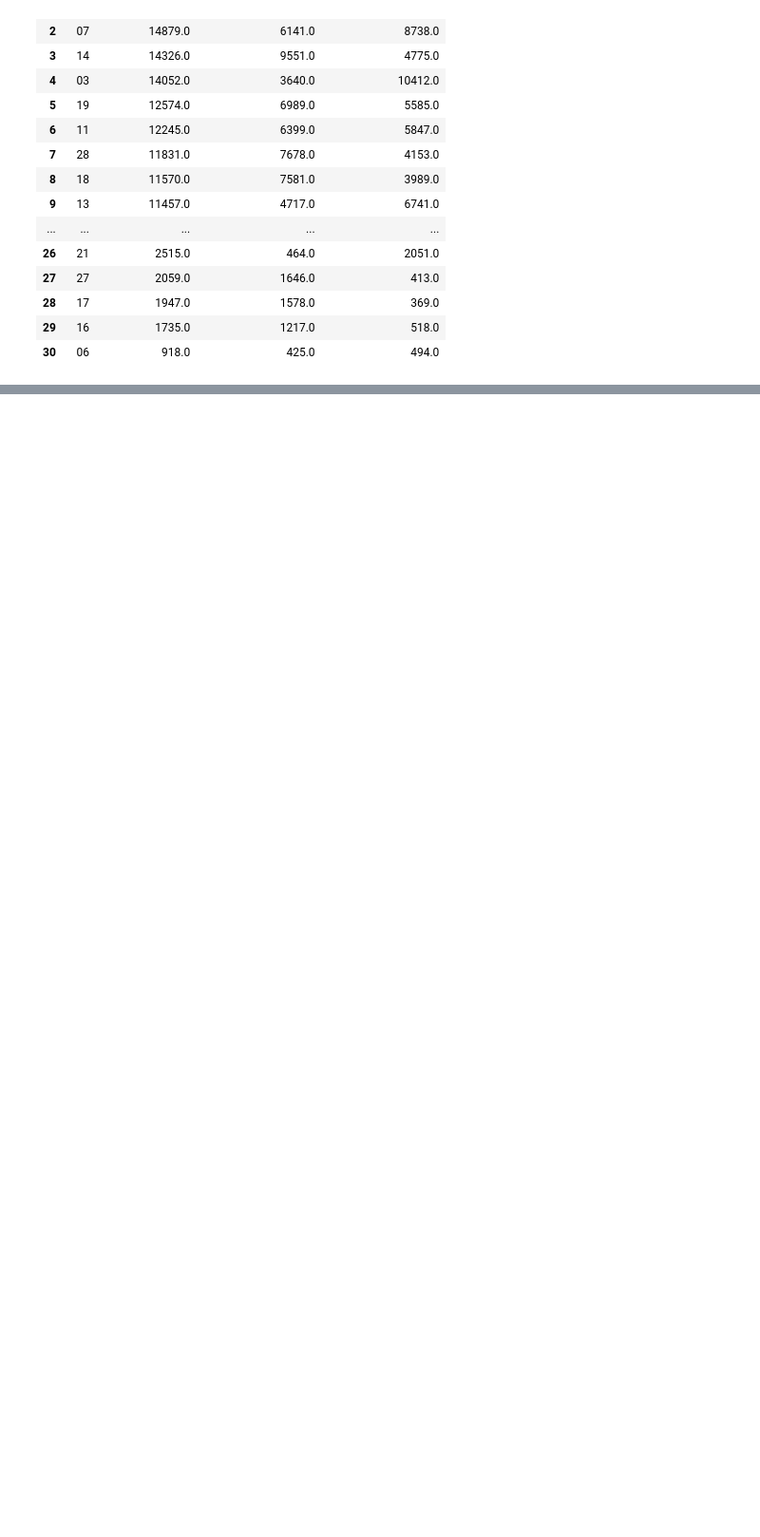
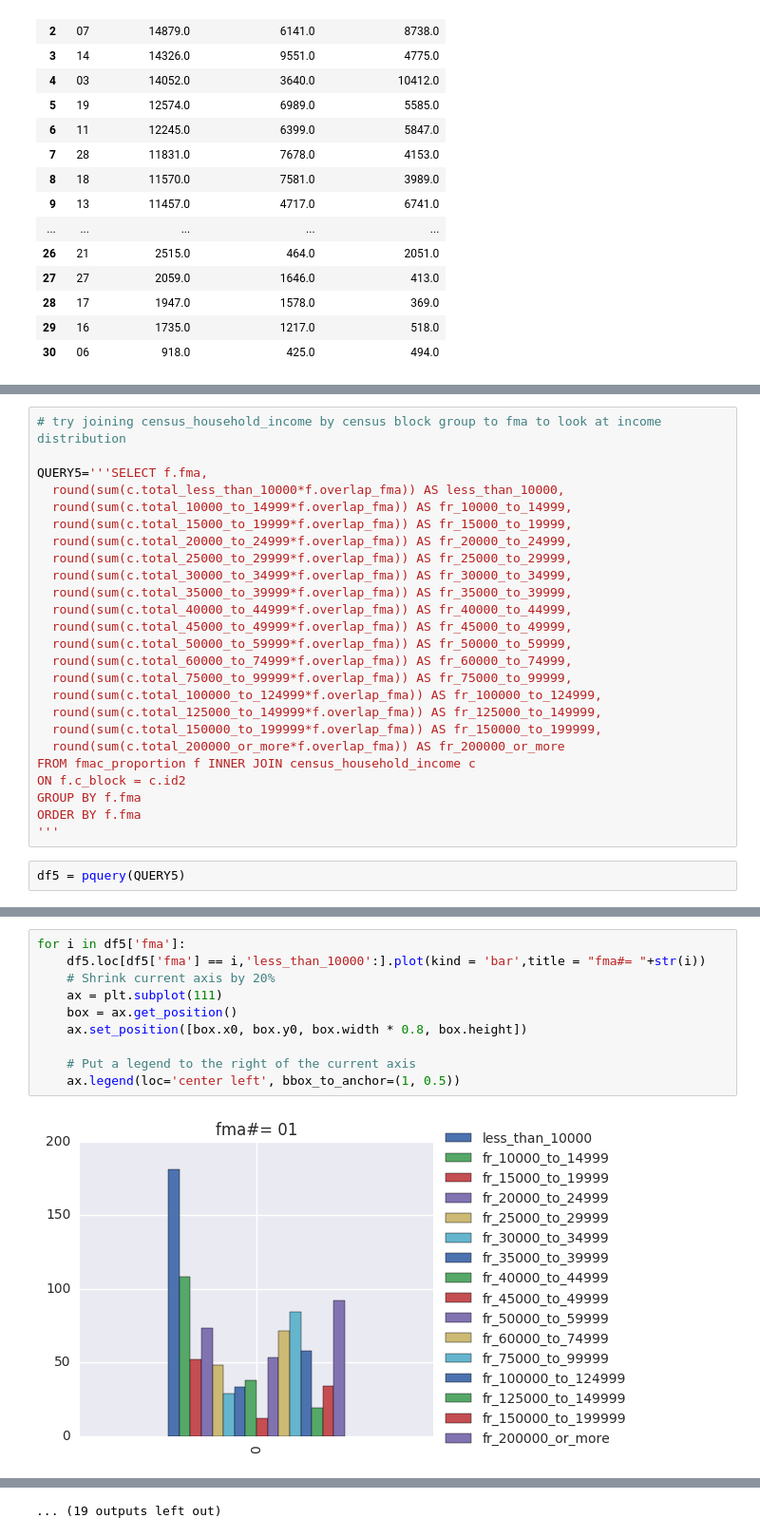
Before and after one commit to hackoregon/emergency-response, a Jupyter notebook: notebooks/census_eda.ipynb, the cells around one changed output, grey strips where cells are left out. Shown at 95% size. Drawn from its saved outputs; the diff is of its cells as text; blank space fills up the shorter version.

```diff
--- a/notebooks/census_eda.ipynb
+++ b/notebooks/census_eda.ipynb
@@ -271,0 +270,27 @@ df4
+# %%
+# try joining census_household_income by census block group to fma to look at income distribution
+
+QUERY5='''SELECT f.fma,
+  round(sum(c.total_less_than_10000*f.overlap_fma)) AS less_than_10000,
+  round(sum(c.total_10000_to_14999*f.overlap_fma)) AS fr_10000_to_14999,
+  round(sum(c.total_15000_to_19999*f.overlap_fma)) AS fr_15000_to_19999,
+  round(sum(c.total_20000_to_24999*f.overlap_fma)) AS fr_20000_to_24999,
+  round(sum(c.total_25000_to_29999*f.overlap_fma)) AS fr_25000_to_29999,
+  round(sum(c.total_30000_to_34999*f.overlap_fma)) AS fr_30000_to_34999,
+  round(sum(c.total_35000_to_39999*f.overlap_fma)) AS fr_35000_to_39999,
+  round(sum(c.total_40000_to_44999*f.overlap_fma)) AS fr_40000_to_44999,
+  round(sum(c.total_45000_to_49999*f.overlap_fma)) AS fr_45000_to_49999,
+  round(sum(c.total_50000_to_59999*f.overlap_fma)) AS fr_50000_to_59999,
+  round(sum(c.total_60000_to_74999*f.overlap_fma)) AS fr_60000_to_74999,
+  round(sum(c.total_75000_to_99999*f.overlap_fma)) AS fr_75000_to_99999,
+  round(sum(c.total_100000_to_124999*f.overlap_fma)) AS fr_100000_to_124999,
+  round(sum(c.total_125000_to_149999*f.overlap_fma)) AS fr_125000_to_149999,
+  round(sum(c.total_150000_to_199999*f.overlap_fma)) AS fr_150000_to_199999,
+  round(sum(c.total_200000_or_more*f.overlap_fma)) AS fr_200000_or_more
+FROM fmac_proportion f INNER JOIN census_household_income c
+ON f.c_block = c.id2
+GROUP BY f.fma
+ORDER BY f.fma
+'''
+# %%
+df5 = pquery(QUERY5)
@@ -271,0 +355,12 @@ df4
+# %%
+for i in df5['fma']:
+    df5.loc[df5['fma'] == i,'less_than_10000':].plot(kind = 'bar',title = "fma#= "+str(i))
+    # Shrink current axis by 20%
+    ax = plt.subplot(111)
+    box = ax.get_position()
+    ax.set_position([box.x0, box.y0, box.width * 0.8, box.height])
+
+    # Put a legend to the right of the current axis
+    ax.legend(loc='center left', bbox_to_anchor=(1, 0.5))
+# %% [output]
+[figure, added]
@@ -271,0 +378 @@ df4
+... (19 outputs left out)
```
Also changed, not shown: parts of 15 cells of this notebook.
